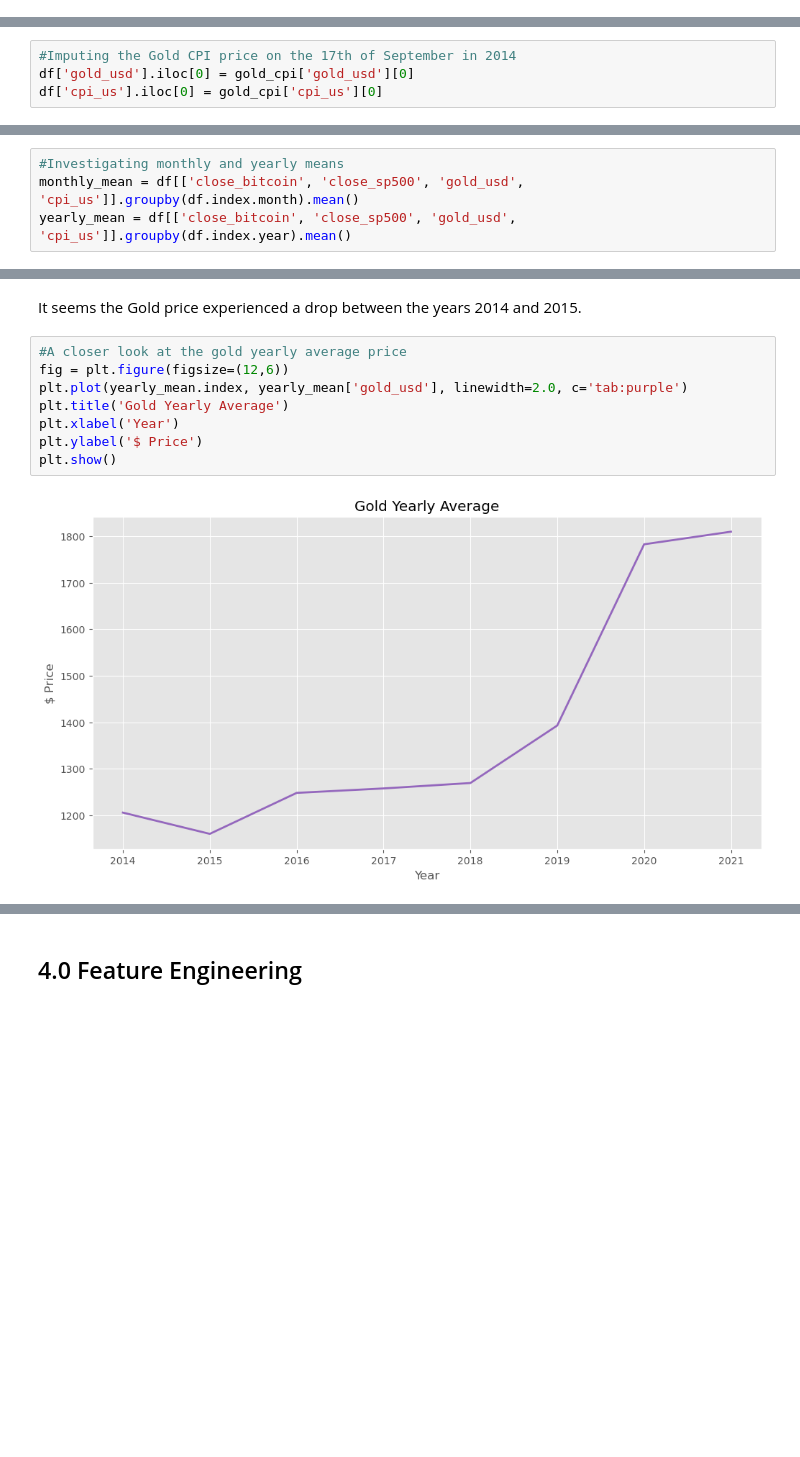
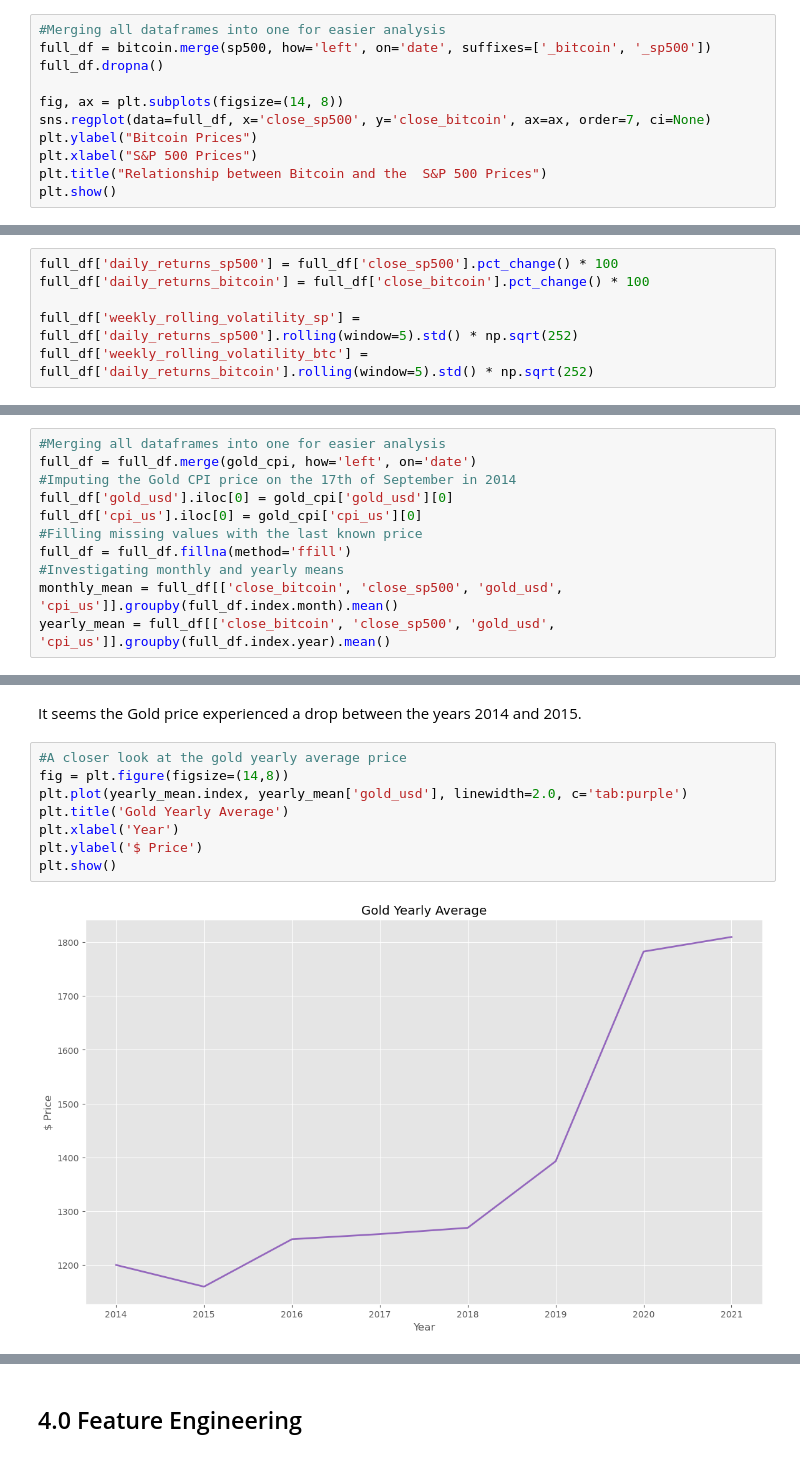
Before and after one commit to coolname101/bitcoin-stock-portfolio, a Jupyter notebook: notebooks/report_notebook.ipynb, the cells around one changed output, grey strips where cells are left out. Cells and saved outputs as stored; diff of their text form; blank space fills up the shorter version.

```diff
--- a/notebooks/report_notebook.ipynb
+++ b/notebooks/report_notebook.ipynb
@@ -216,0 +313,11 @@ df.head()
+# %%
+#Merging all dataframes into one for easier analysis
+full_df = bitcoin.merge(sp500, how='left', on='date', suffixes=['_bitcoin', '_sp500'])
+full_df.dropna()
+
+fig, ax = plt.subplots(figsize=(14, 8))
+sns.regplot(data=full_df, x='close_sp500', y='close_bitcoin', ax=ax, order=7, ci=None)
+plt.ylabel("Bitcoin Prices")
+plt.xlabel("S&P 500 Prices")
+plt.title("Relationship between Bitcoin and the  S&P 500 Prices")
+plt.show()
@@ -216,0 +351,6 @@ df.head()
+# %%
+full_df['daily_returns_sp500'] = full_df['close_sp500'].pct_change() * 100
+full_df['daily_returns_bitcoin'] = full_df['close_bitcoin'].pct_change() * 100
+
+full_df['weekly_rolling_volatility_sp'] = full_df['daily_returns_sp500'].rolling(window=5).std() * np.sqrt(252)
+full_df['weekly_rolling_volatility_btc'] = full_df['daily_returns_bitcoin'].rolling(window=5).std() * np.sqrt(252)
@@ -217,4 +381,11 @@ df.head()
 # %%
+#Merging all dataframes into one for easier analysis
+full_df = full_df.merge(gold_cpi, how='left', on='date')
 #Imputing the Gold CPI price on the 17th of September in 2014
-df['gold_usd'].iloc[0] = gold_cpi['gold_usd'][0]
-df['cpi_us'].iloc[0] = gold_cpi['cpi_us'][0]
+full_df['gold_usd'].iloc[0] = gold_cpi['gold_usd'][0]
+full_df['cpi_us'].iloc[0] = gold_cpi['cpi_us'][0]
+#Filling missing values with the last known price
+full_df = full_df.fillna(method='ffill')
+#Investigating monthly and yearly means
+monthly_mean = full_df[['close_bitcoin', 'close_sp500', 'gold_usd', 'cpi_us']].groupby(full_df.index.month).mean()
+yearly_mean = full_df[['close_bitcoin', 'close_sp500', 'gold_usd', 'cpi_us']].groupby(full_df.index.year).mean()
@@ -254,4 +400,0 @@ plt.show()
-# %%
-#Investigating monthly and yearly means
-monthly_mean = df[['close_bitcoin', 'close_sp500', 'gold_usd', 'cpi_us']].groupby(df.index.month).mean()
-yearly_mean = df[['close_bitcoin', 'close_sp500', 'gold_usd', 'cpi_us']].groupby(df.index.year).mean()
@@ -296,14 +463,14 @@ plt.show()
 It seems the Gold price experienced a drop between the years 2014 and 2015.
 # %%
 #A closer look at the gold yearly average price
-fig = plt.figure(figsize=(12,6))
+fig = plt.figure(figsize=(14,8))
 plt.plot(yearly_mean.index, yearly_mean['gold_usd'], linewidth=2.0, c='tab:purple')
 plt.title('Gold Yearly Average')
 plt.xlabel('Year')
 plt.ylabel('$ Price')
 plt.show()
 # %% [output]
-[figure, old version]
+[figure, new version]
 # %% [markdown]
 Between the years 2014 and 2015, there was a shift in investor sentiment that was caused by an improvement in the global economy. This outlook towrds the economy lead investors to move away from safe-haven assets like gold and move towards more riskier assets like stocks as these tend to offer higher returns.
 
```
Also changed, not shown: parts of 52 cells of this notebook.
